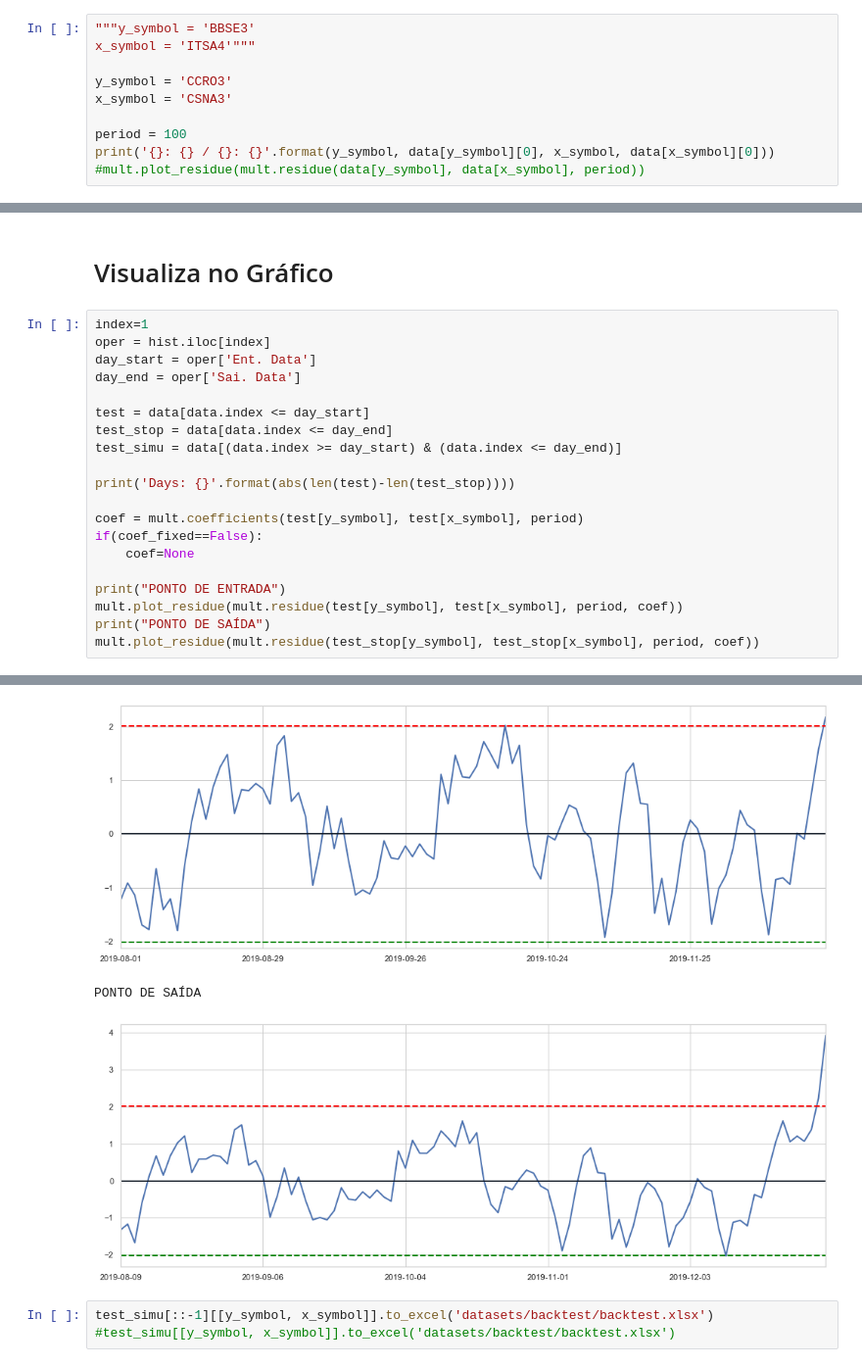
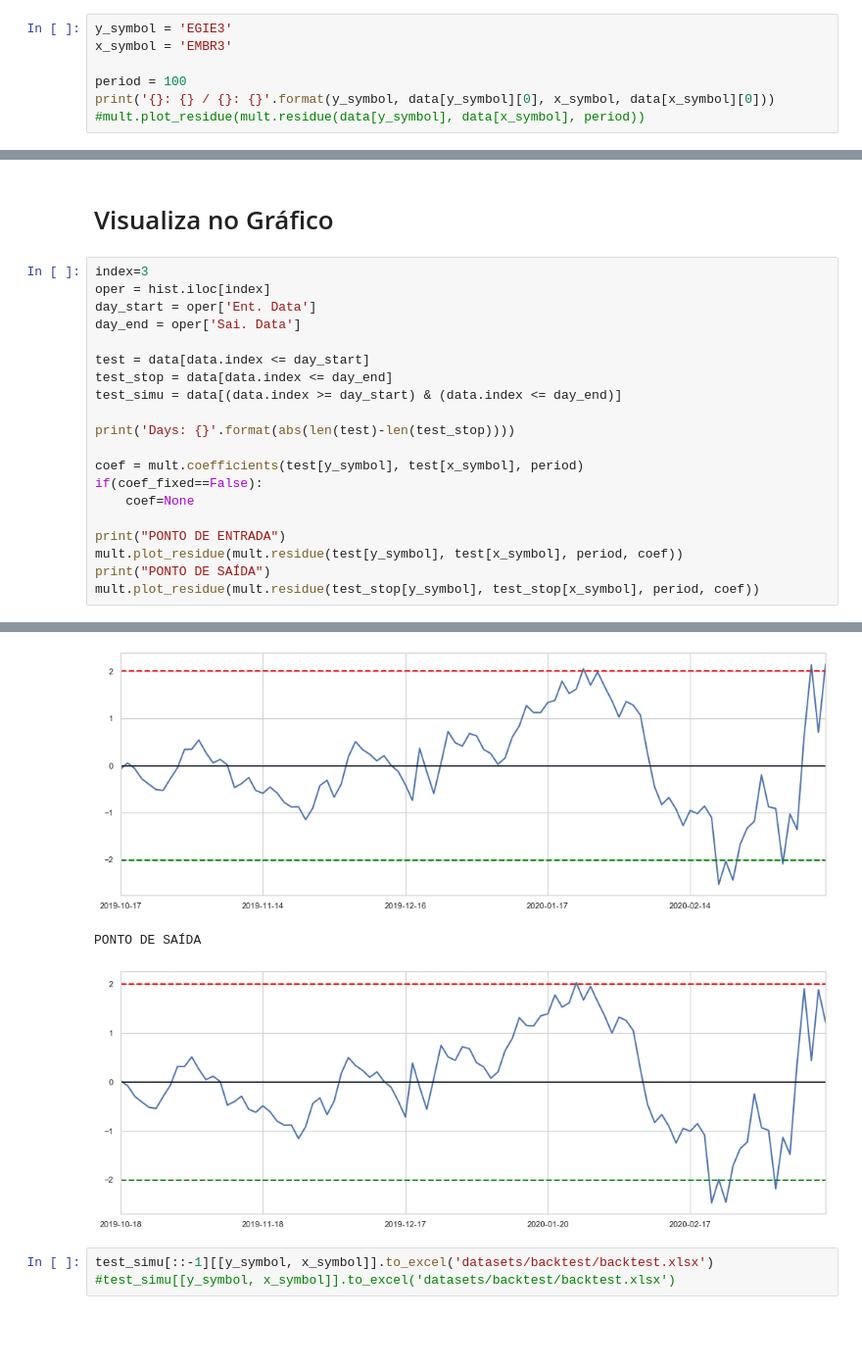
Before and after one commit to andreolvgomes/long-short-by-cointegration, a Jupyter notebook: BackTest.ipynb, the cells around one changed output, grey strips where cells are left out. Shown at 98% size. Drawn from its saved outputs; the diff is of its cells as text; blank space fills up the shorter version.

```diff
--- a/BackTest.ipynb
+++ b/BackTest.ipynb
@@ -316,11 +316,8 @@ x_symbol = 'ITUB4'"""
 # 3. Stopar com X %
 # 4. Take com X %
 # %%
-"""y_symbol = 'BBSE3'
-x_symbol = 'ITSA4'"""
-
-y_symbol = 'CCRO3'
-x_symbol = 'CSNA3'
+y_symbol = 'EGIE3'
+x_symbol = 'EMBR3'
 
 period = 100
 print('{}: {} / {}: {}'.format(y_symbol, data[y_symbol][0], x_symbol, data[x_symbol][0]))
@@ -386,7 +376,7 @@ Result: -74.99990463256813
 # %% [markdown]
 # Visualiza no Gráfico
 # %%
-index=1
+index=3
 oper = hist.iloc[index]
 day_start = oper['Ent. Data']
 day_end = oper['Sai. Data']
@@ -410,7 +400,7 @@ Days: 6
 PONTO DE ENTRADA
-[figure, old version]
+[figure, new version]
 PONTO DE SAÍDA
-[figure, old version]
+[figure, new version]
 # %%
 test_simu[::-1][[y_symbol, x_symbol]].to_excel('datasets/backtest/backtest.xlsx')
 #test_simu[[y_symbol, x_symbol]].to_excel('datasets/backtest/backtest.xlsx')
```
Also changed, not shown: parts of 6 cells of this notebook, 7 other files.
